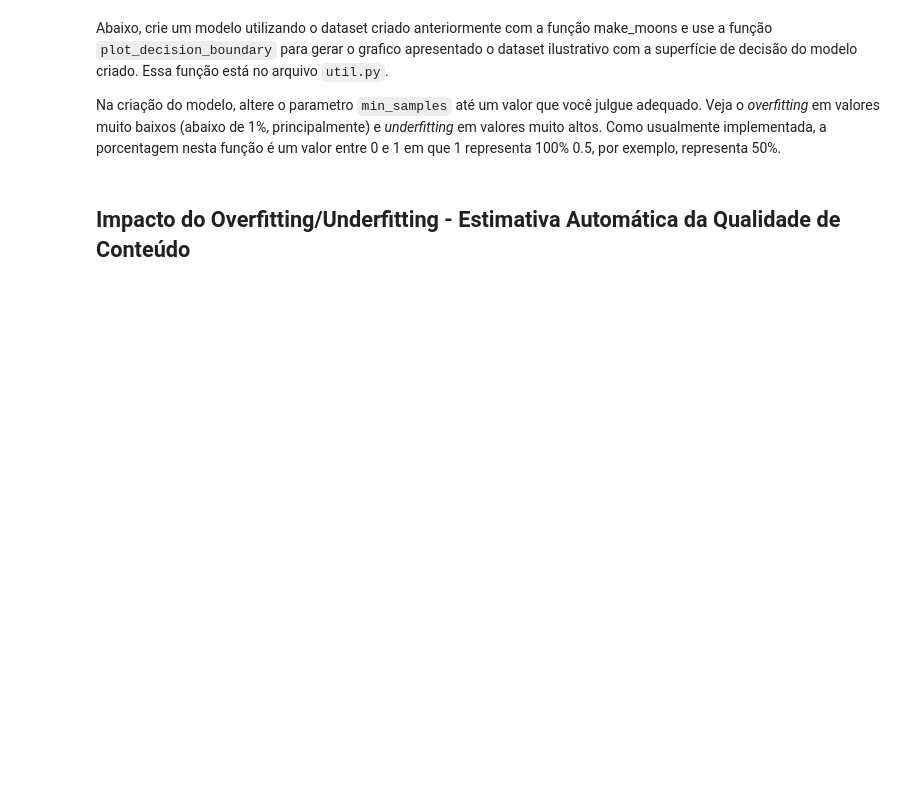
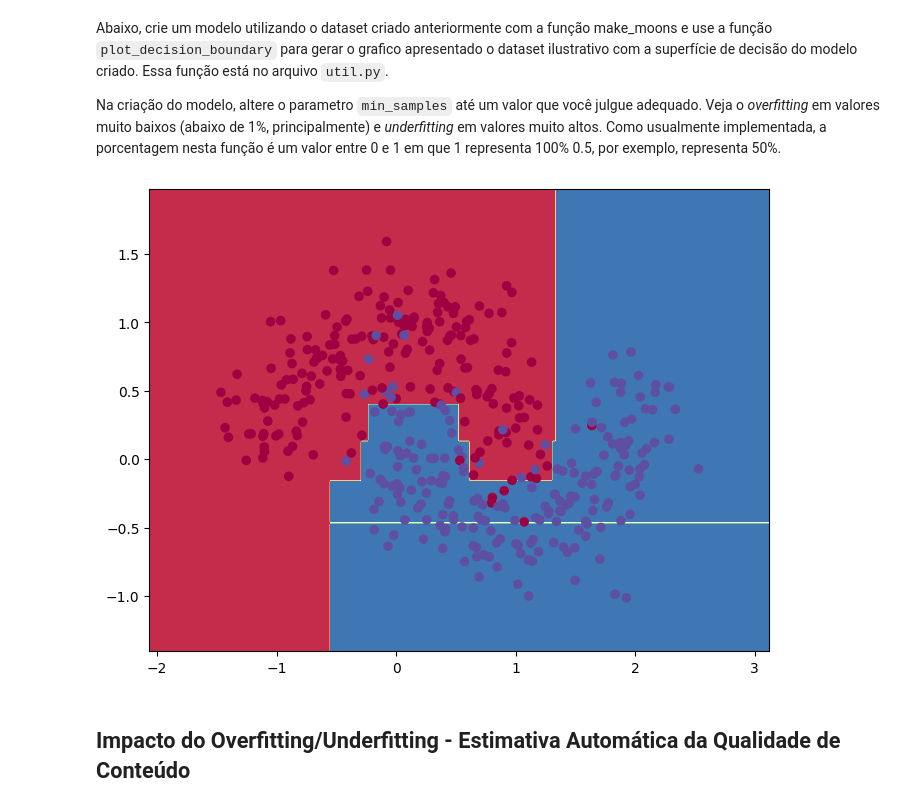
Before and after one commit to vnszero/machine-learning-algorithms, a Jupyter notebook: ap-de-maquina-cefetmg-overfitting-master/Overfitting.ipynb, the cells around one changed output. Cells and saved outputs as stored; diff of their text form; code cells hidden in the pictures; blank space fills up the shorter version.

```diff
--- a/ap-de-maquina-cefetmg-overfitting-master/Overfitting.ipynb
+++ b/ap-de-maquina-cefetmg-overfitting-master/Overfitting.ipynb
@@ -70,3 +117,10 @@ from util import plot_decision_boundary
+# %%
+from util import plot_decision_boundary
+
+modelo = cria_modelo(x, y, 0.05)
+plot_decision_boundary(modelo, x, y)
+# %% [output]
+[figure, added]
 # %% [markdown]
 ## Impacto do Overfitting/Underfitting - Estimativa Automática da Qualidade de Conteúdo
 # %% [markdown]
```
Also changed, not shown: parts of 8 cells of this notebook, 1 other file.
